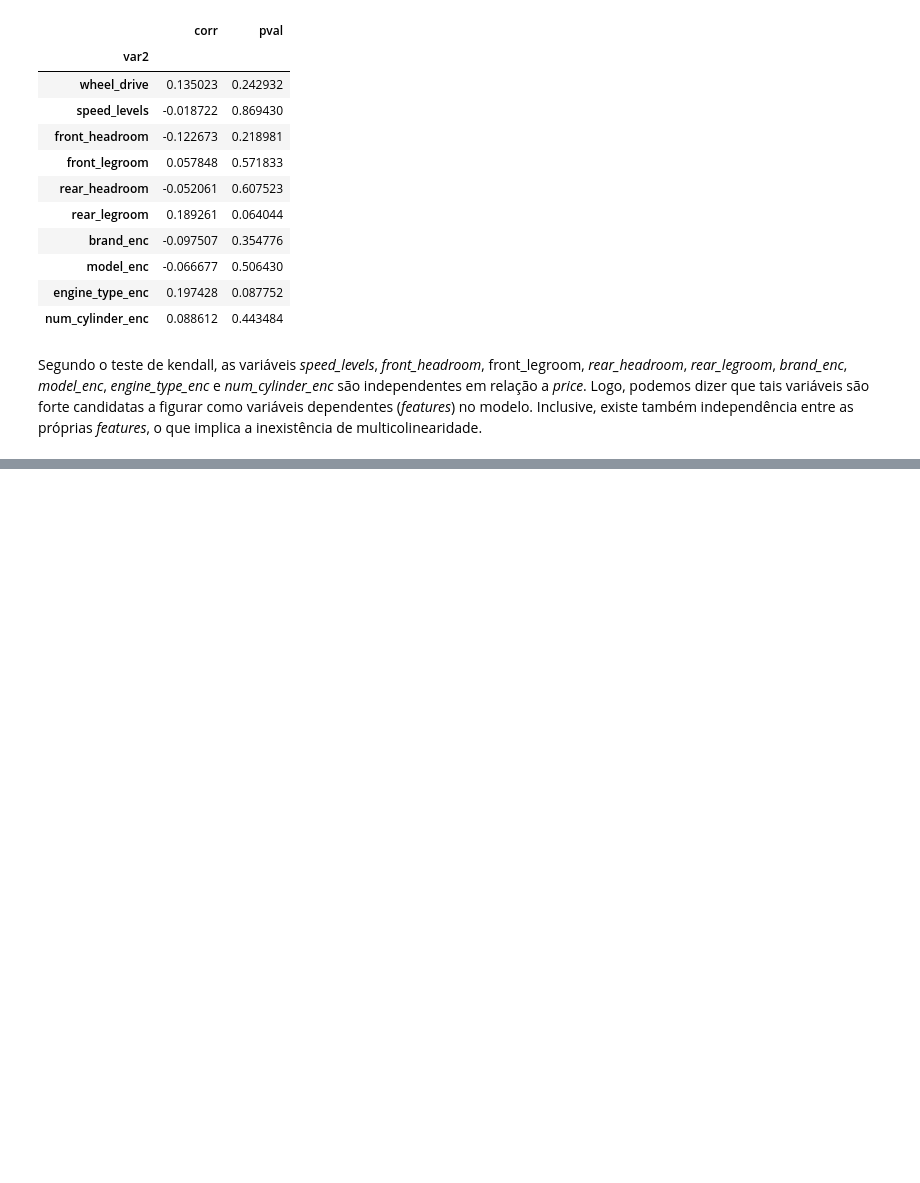
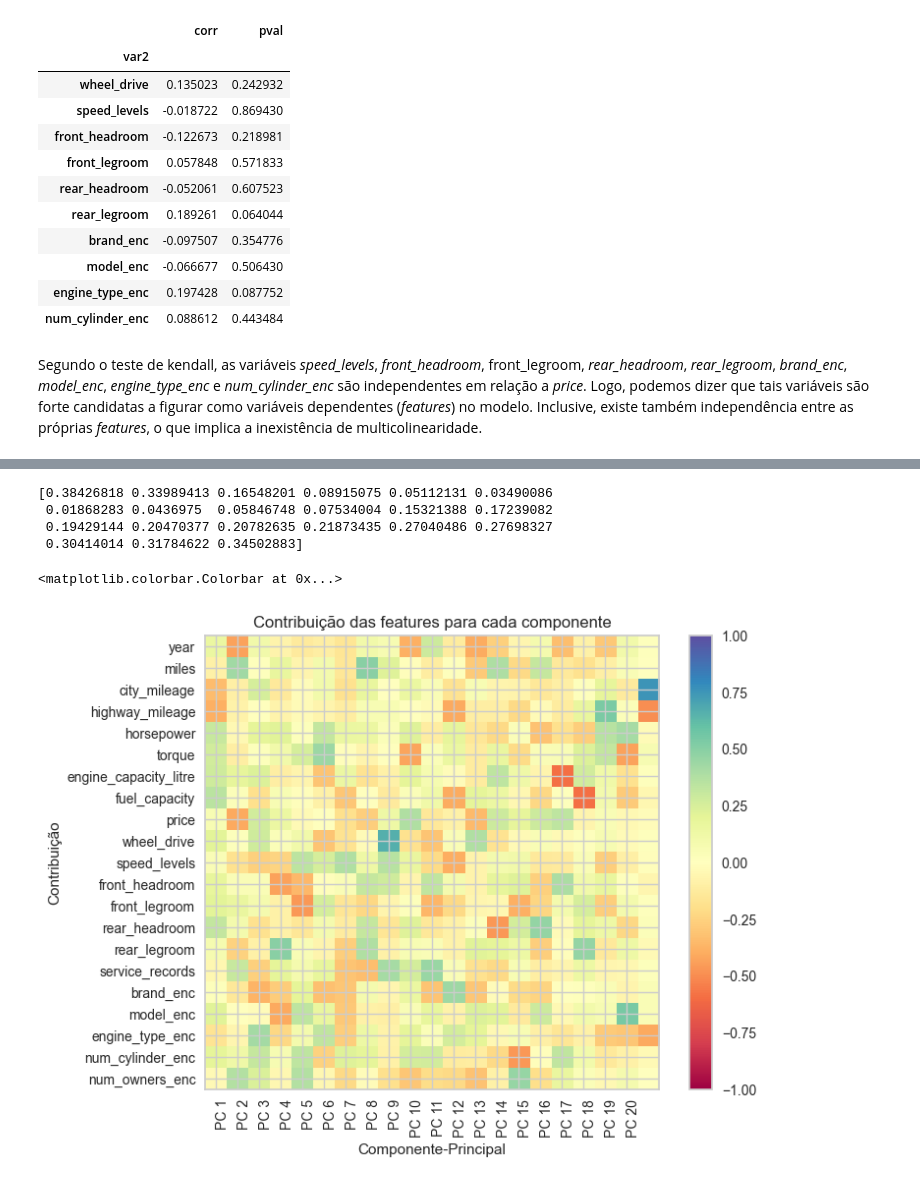
Before and after one commit to carlosvneves/post_tech_fase02_desafio_aula05, a Jupyter notebook: src/desafio_fase02_aula05/explore.ipynb, the cells around one changed output, grey strips where cells are left out. Saved outputs shown, nothing was run; the diff lists cells and outputs as text; code cells hidden in the pictures; blank space fills up the shorter version.

```diff
--- a/src/desafio_fase02_aula05/explore.ipynb
+++ b/src/desafio_fase02_aula05/explore.ipynb
@@ -801,0 +910,4 @@ list_indep_var_price = df_kendall_indep.loc['price'].reset_index()['var2'].to_li
+# %%
+list_indep_var_price.append("price")
+# %%
+",".join(list_indep_var_price.append("price"))
@@ -801,0 +916,3 @@ list_indep_var_price = df_kendall_indep.loc['price'].reset_index()['var2'].to_li
+# %%
+scaler = StandardScaler()
+scaled_data = scaler.fit_transform(data_with_encoding[','.join(list_indep_var_price.append("price"))]])
@@ -801,0 +921,4 @@ list_indep_var_price = df_kendall_indep.loc['price'].reset_index()['var2'].to_li
+# %%
+pca = PCA()
+pca.fit(scaled_data)
+reduced_data = pca.transform(scaled_data)
@@ -801,0 +965,7 @@ list_indep_var_price = df_kendall_indep.loc['price'].reset_index()['var2'].to_li
+# %%
+print(np.abs(pca.components_[0]))
+# %% [output]
+[0.38426818 0.33989413 0.16548201 0.08915075 0.05112131 0.03490086
+ 0.01868283 0.0436975  0.05846748 0.07534004 0.15321388 0.17239082
+ 0.19429144 0.20470377 0.20782635 0.21873435 0.27040486 0.27698327
+ 0.30414014 0.31784622 0.34502883]
@@ -801,0 +980,12 @@ list_indep_var_price = df_kendall_indep.loc['price'].reset_index()['var2'].to_li
+# %%
+fig, ax = plt.subplots(figsize=(8, 6))
+plt.imshow(pca.components_.T, cmap="Spectral", vmax=1, vmin=-1)
+plt.yticks(range(len(data_with_encoding.columns)), data_with_encoding.columns)
+plt.xticks(range(20), [f"PC {i}" for i in range(1, 21)], rotation=90, ha="left")
+plt.xlabel("Componente-Principal")
+plt.ylabel("Contribuição")
+plt.title("Contribuição das features para cada componente")
+plt.colorbar()
+# %% [output]
+<matplotlib.colorbar.Colorbar at 0x...>
+[figure, added]
```
Also changed, not shown: parts of 43 cells of this notebook, 1 other file.
